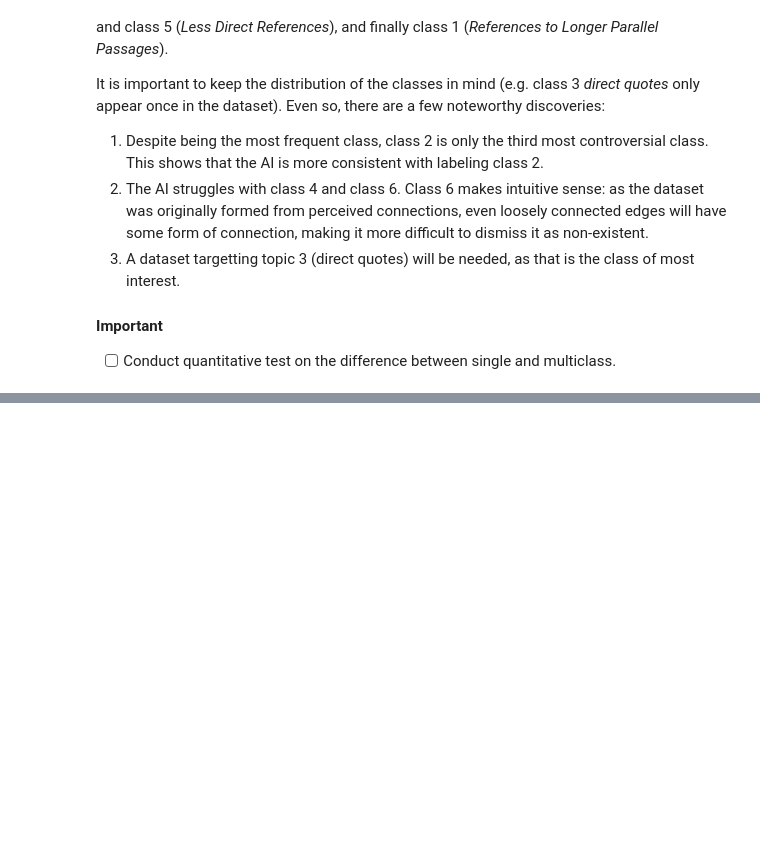
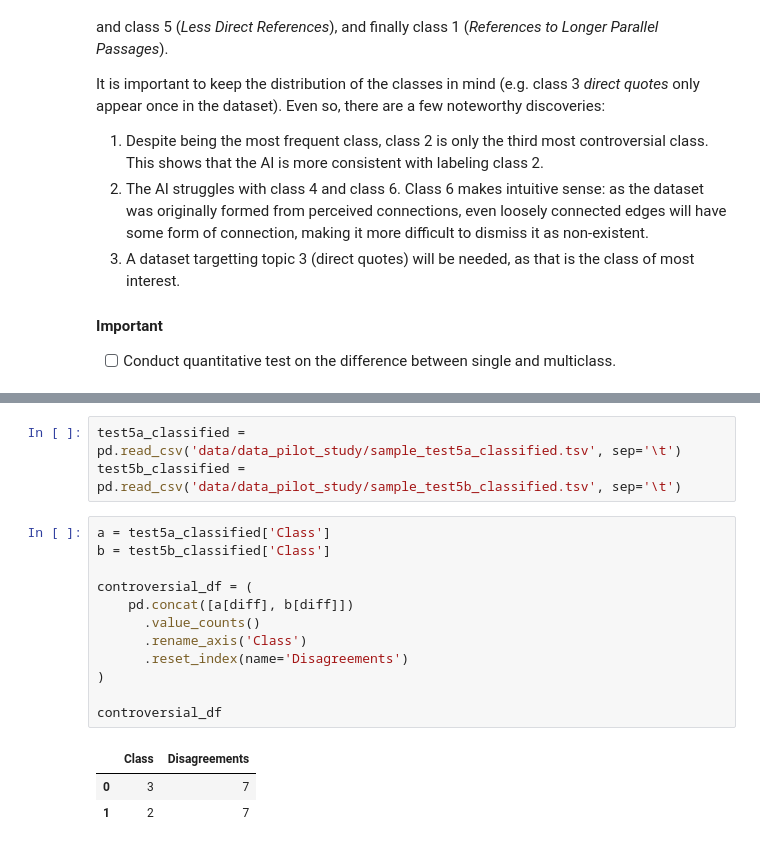
Before and after one commit to jayueki/bible_coreference, a Jupyter notebook: llm_pilot_test_2.ipynb, the cells around one changed output, grey strips where cells are left out. Cells and saved outputs as stored; diff of their text form; blank space fills up the shorter version.

```diff
--- a/llm_pilot_test_2.ipynb
+++ b/llm_pilot_test_2.ipynb
@@ -370,0 +460,19 @@ From select_quotes_sample.tsv, classify the reference between the 'From Verse' a
+# %%
+test5a_classified = pd.read_csv('data/data_pilot_study/sample_test5a_classified.tsv', sep='\t')
+test5b_classified = pd.read_csv('data/data_pilot_study/sample_test5b_classified.tsv', sep='\t')
+# %%
+a = test5a_classified['Class']
+b = test5b_classified['Class']
+
+controversial_df = (
+    pd.concat([a[diff], b[diff]])
+      .value_counts()
+      .rename_axis('Class')
+      .reset_index(name='Disagreements')
+)
+
+controversial_df
+# %% [output]
+|  | Class | Disagreements |
+| 0 | 3 | 7 |
+| 1 | 2 | 7 |
```
Also changed, not shown: parts of 9 cells of this notebook.
